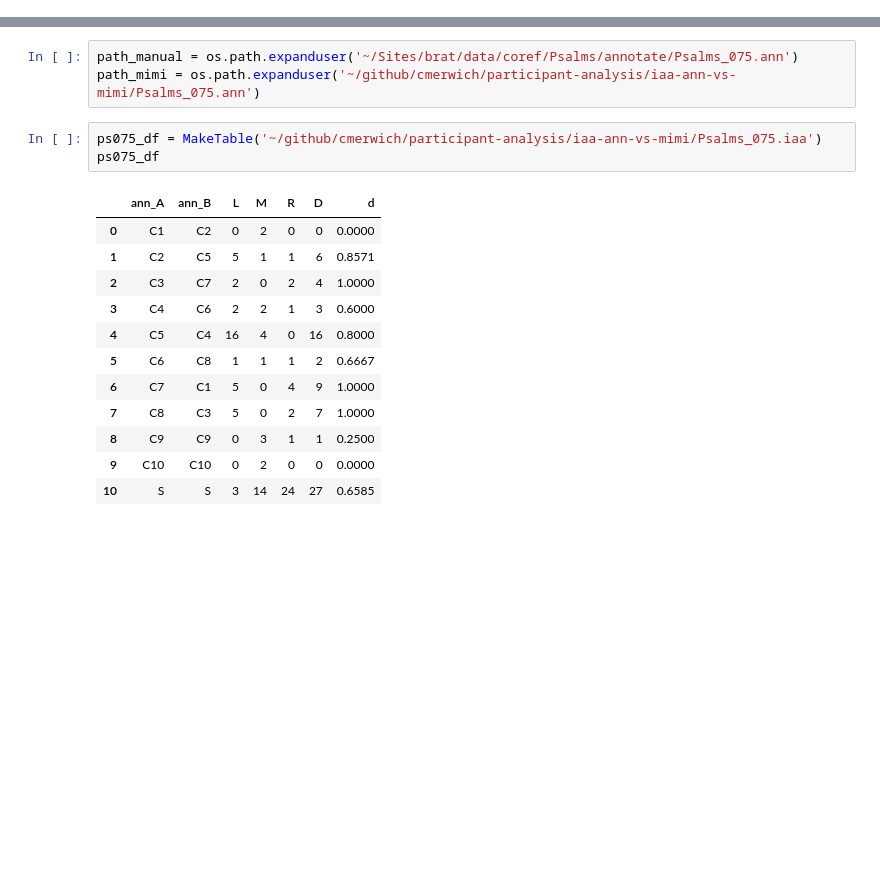
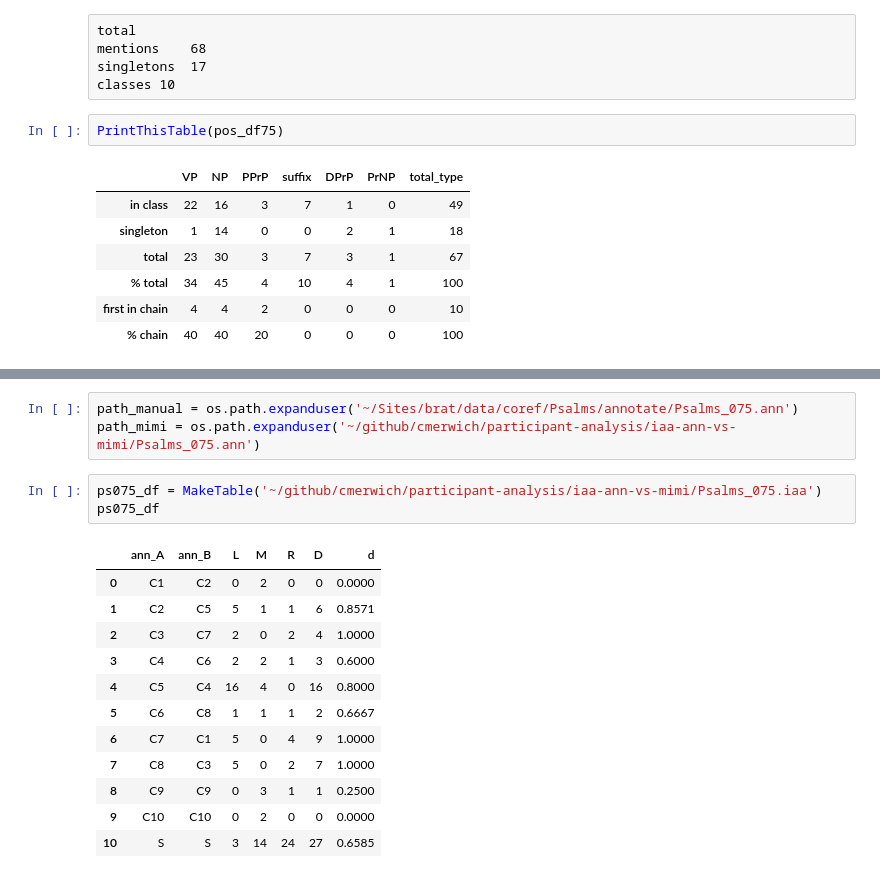
Before and after one commit to cmerwich/participant-analysis, a Jupyter notebook: confrontation/confrontation-ps75.ipynb, the cells around one changed output, grey strips where cells are left out. Drawn from its saved outputs; the diff is of its cells as text; blank space fills up the shorter version.

```diff
--- a/confrontation/confrontation-ps75.ipynb
+++ b/confrontation/confrontation-ps75.ipynb
@@ -4,0 +47,15 @@ from utils import MakeTable
+# %% [raw]
+total
+mentions	68
+singletons	17
+classes	10
+# %%
+PrintThisTable(pos_df75)
+# %% [output]
+|  | VP | NP | PPrP | suffix | DPrP | PrNP | total_type |
+| in class | 22 | 16 | 3 | 7 | 1 | 0 | 49 |
+| singleton | 1 | 14 | 0 | 0 | 2 | 1 | 18 |
+| total | 23 | 30 | 3 | 7 | 3 | 1 | 67 |
+| % total | 34 | 45 | 4 | 10 | 4 | 1 | 100 |
+| first in chain | 4 | 4 | 2 | 0 | 0 | 0 | 10 |
+| % chain | 40 | 40 | 20 | 0 | 0 | 0 | 100 |
```
Also changed, not shown: parts of 34 cells of this notebook, 27 other files.
